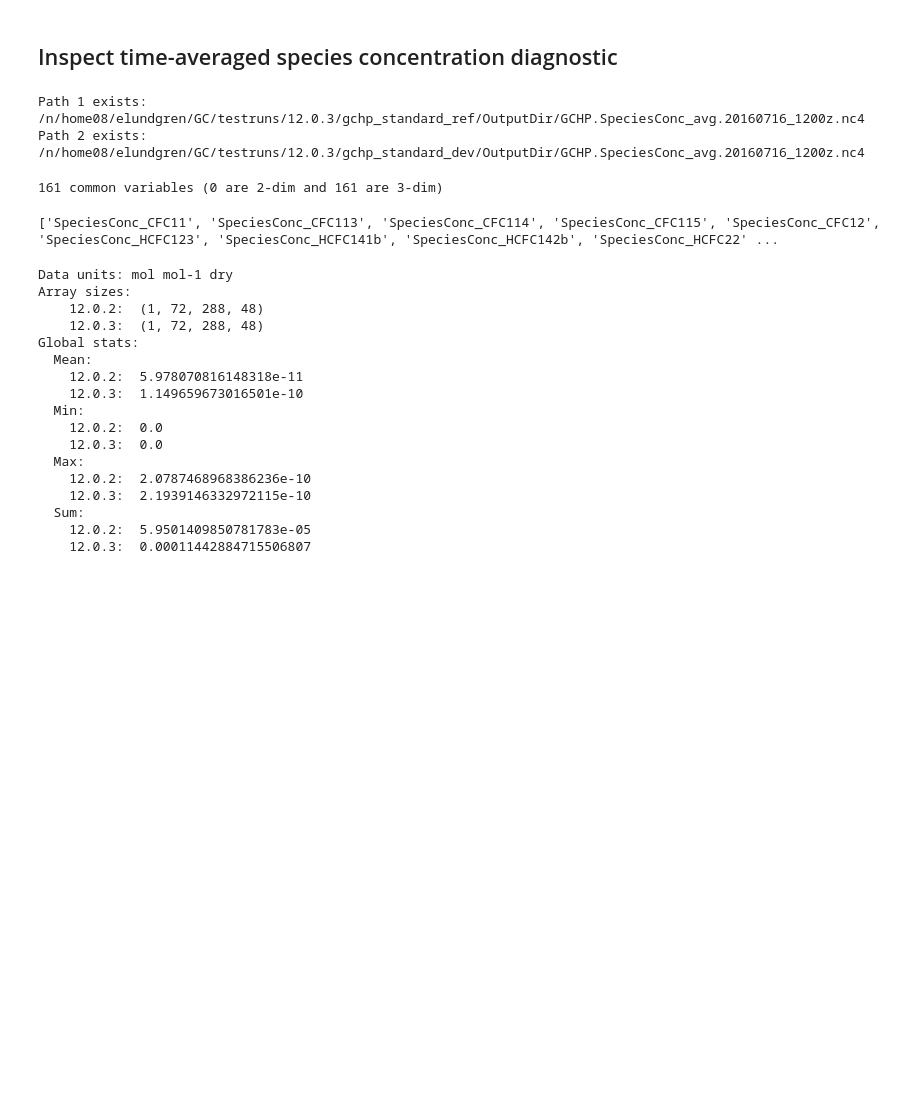
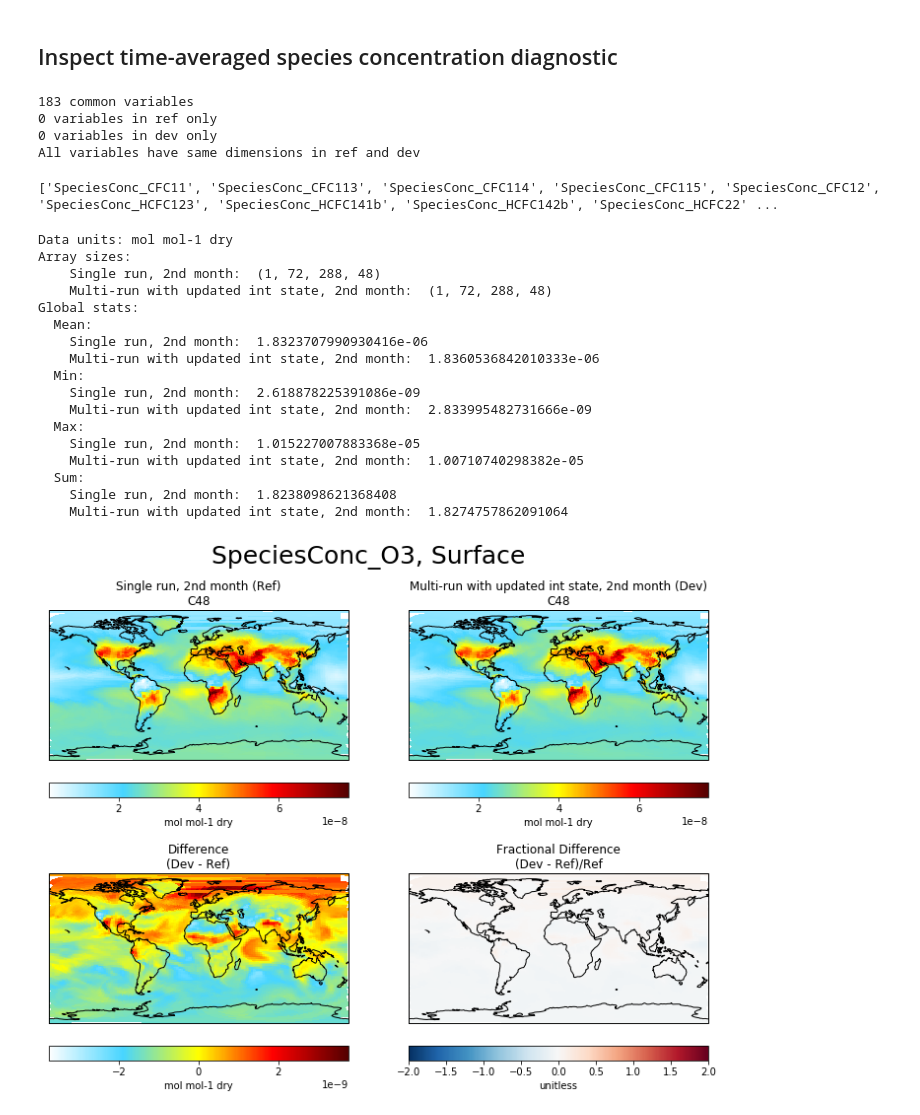
Before and after one commit to lizziel/geoschem_data_visualization, a Jupyter notebook: gchp_vs_gchp_comparison.ipynb, the cells around one changed output. Drawn from its saved outputs; the diff is of its cells as text; code cells hidden in the pictures; blank space fills up the shorter version.

Commit message:
Add gchp vs gchp notebook that uses gcpy; keep around one without dependency
Signed-off-by: Lizzie Lundgren <elundgren@seas.harvard.edu>

```diff
--- a/gchp_vs_gchp_comparison.ipynb
+++ b/gchp_vs_gchp_comparison.ipynb
@@ -492,26 +26,22 @@ def compare_zonal_mean(refdata, refstr, devdata, devstr, varlist=None,
 ## Define directories and global information
 # %%
 # Shared high-level directory
-testdir = '/n/home08/elundgren/GC/testruns/12.0.3'
+testdir = '/Users/lizzielundgren/gc/benchmark/multirun'
 
 # Ref and dev run output directories
-refdir = os.path.join(testdir,'gchp_standard_ref/OutputDir')
-devdir = os.path.join(testdir,'gchp_standard_dev/OutputDir')
+refdir = os.path.join(testdir,'single')
+devdir = os.path.join(testdir,'multi_add2intstate')
 
 # Ref and dev strings (for use in plots and messages)
-refstr='12.0.2'
-devstr='12.0.3'
+refstr='Single run, 2nd month'
+devstr='Multi-run with updated int state, 2nd month'
 
 # Set directory to store plots
-plotsdir = os.path.join(testdir,'plots')
+plotsdir = os.path.join(testdir,'plots/single_vs_multi_add2intstate')
 
 # Set directory to store regridding weights
-weightsdir = '/n/home08/elundgren/GC/python/regrid_weights'
-
-# Define cubed sphere resolutions (used for restart file comparison)
-csres_ref = 48
-csres_dev = 48
+weightsdir = '/Users/lizzielundgren/gc/weights'
 
 # Check that paths exist
-check_paths(refdir, devdir)
+gcpy.check_paths(refdir, devdir)
 # %% [output]
@@ -630,43 +66,46 @@ Path 2 exists: /n/home08/elundgren/GC/testruns/12.0.3/gchp_standard_dev/OutputDi
 # %% [markdown]
 ## Inspect time-averaged species concentration diagnostic
 # %%
-day = '20160716'
+day = '20160816'
 time = '1200'
 collection = 'SpeciesConc_avg'
-[refdata, devdata] = get_collection_data(refdir, devdir, collection, day, time)
+refdata = gcpy.get_gchp_collection_data(refdir, collection, day, time)
+devdata = gcpy.get_gchp_collection_data(devdir, collection, day, time)
-# %% [output]
-Path 1 exists: /n/home08/elundgren/GC/testruns/12.0.3/gchp_standard_ref/OutputDir/GCHP.SpeciesConc_avg.20160716_1200z.nc4
-Path 2 exists: /n/home08/elundgren/GC/testruns/12.0.3/gchp_standard_dev/OutputDir/GCHP.SpeciesConc_avg.20160716_1200z.nc4
 # %%
-[commonvars, commonvars2D, commonvars3D] = compare_varnames(refdata, refstr, devdata, devstr)
+[commonvars, commonvars1D, commonvars2D, commonvars3D] = gcpy.compare_varnames(refdata, devdata)
 # %% [output]
-161 common variables (0 are 2-dim and 161 are 3-dim)
+183 common variables
+0 variables in ref only
+0 variables in dev only
+All variables have same dimensions in ref and dev
 # %%
 CFCs=[k for k in commonvars if 'CFC' in k]
 print(CFCs)
 # %% [output]
 ['SpeciesConc_CFC11', 'SpeciesConc_CFC113', 'SpeciesConc_CFC114', 'SpeciesConc_CFC115', 'SpeciesConc_CFC12', 'SpeciesConc_HCFC123', 'SpeciesConc_HCFC141b', 'SpeciesConc_HCFC142b', 'SpeciesConc_HCFC22' ...
 # %%
-varname='SpeciesConc_CFC11'
-get_stats(refdata, refstr, devdata, devstr, varname)
+varname='SpeciesConc_O3'
+gcpy.get_stats(refdata, refstr, devdata, devstr, varname)
 # %% [output]
 Data units: mol mol-1 dry
 Array sizes:
-    12.0.2:  (1, 72, 288, 48)
-    12.0.3:  (1, 72, 288, 48)
+    Single run, 2nd month:  (1, 72, 288, 48)
+    Multi-run with updated int state, 2nd month:  (1, 72, 288, 48)
 Global stats:
   Mean:
-    12.0.2:  5.978070816148318e-11
-    12.0.3:  1.149659673016501e-10
+    Single run, 2nd month:  1.8323707990930416e-06
+    Multi-run with updated int state, 2nd month:  1.8360536842010333e-06
   Min:
-    12.0.2:  0.0
-    12.0.3:  0.0
+    Single run, 2nd month:  2.618878225391086e-09
+    Multi-run with updated int state, 2nd month:  2.833995482731666e-09
   Max:
-    12.0.2:  2.0787468968386236e-10
-    12.0.3:  2.1939146332972115e-10
+    Single run, 2nd month:  1.015227007883368e-05
+    Multi-run with updated int state, 2nd month:  1.00710740298382e-05
   Sum:
-    12.0.2:  5.9501409850781783e-05
-    12.0.3:  0.00011442884715506807
+    Single run, 2nd month:  1.8238098621368408
+    Multi-run with updated int state, 2nd month:  1.8274757862091064
 # %%
-#compare_single_level(refdata, refstr, devdata, devstr, varlist=[varname], weightsdir=weightsdir)
+gcpy.compare_gchp_single_level(refdata, refstr, devdata, devstr, varlist=[varname], weightsdir=weightsdir)
+# %% [output]
+[figure, added]
 # %%
```
Also changed, not shown: parts of 41 cells of this notebook.
